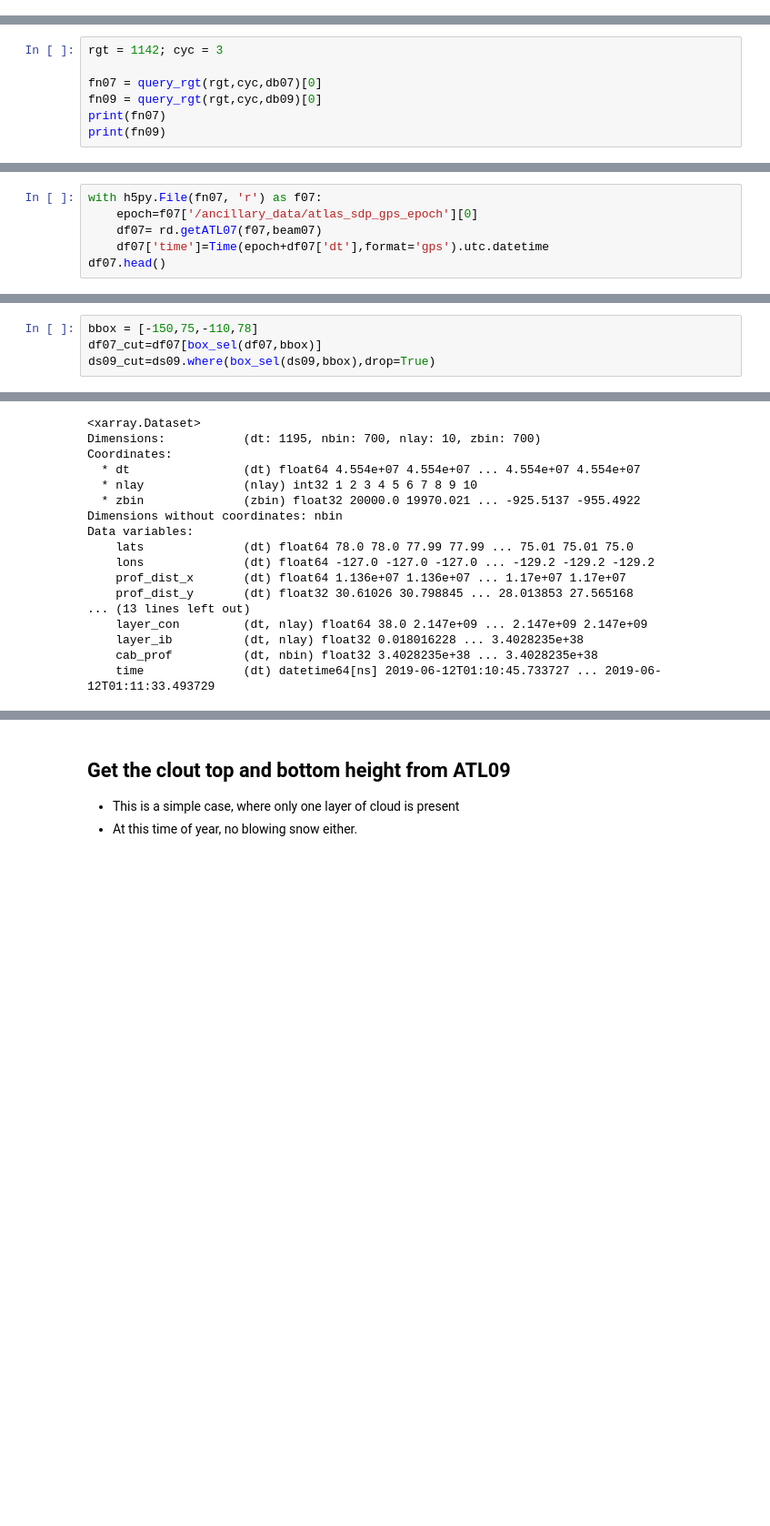
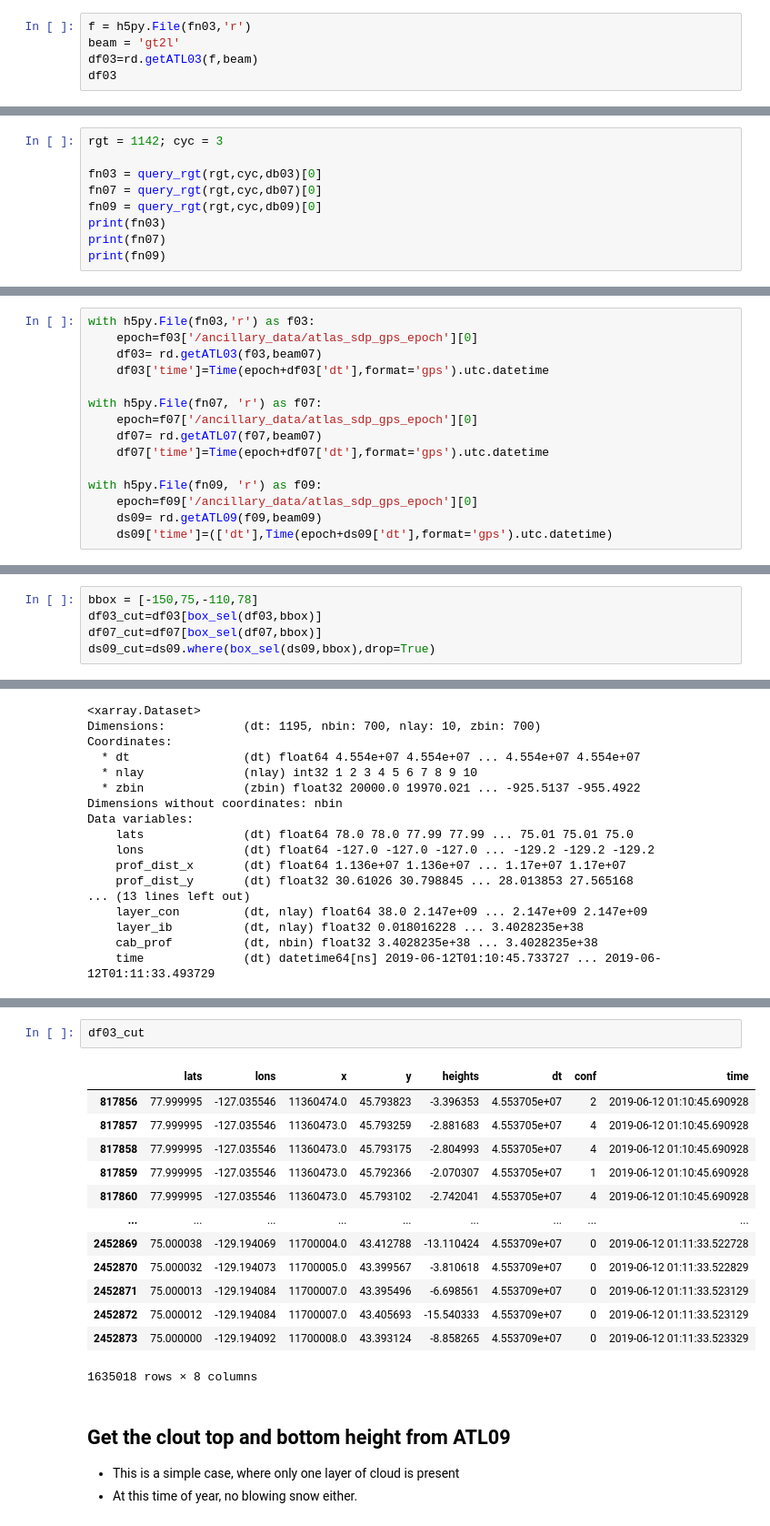
Before and after one commit to ICESAT-2HackWeek/overcast, a Jupyter notebook: notebooks/plot_ATL0709.ipynb, the cells around one changed output, grey strips where cells are left out. Shown at 91% size. Saved outputs shown, nothing was run; the diff lists cells and outputs as text; blank space fills up the shorter version.

```diff
--- a/notebooks/plot_ATL0709.ipynb
+++ b/notebooks/plot_ATL0709.ipynb
@@ -44,0 +81,5 @@ db07.head()
+# %%
+f = h5py.File(fn03,'r')
+beam = 'gt2l'
+df03=rd.getATL03(f,beam)
+df03
@@ -48,8 +103,10 @@ db07.head()
 # %%
 rgt = 1142; cyc = 3
 
+fn03 = query_rgt(rgt,cyc,db03)[0]
 fn07 = query_rgt(rgt,cyc,db07)[0]
 fn09 = query_rgt(rgt,cyc,db09)[0]
+print(fn03)
 print(fn07)
 print(fn09)
 # %% [output]
@@ -75,8 +133,17 @@ beam09 = 'profile_2'
 * A `getATL09` reader is added to `readers.py` but using xarray because we want to include some 2D data.
 * Another advantage of xarray dataset is that now we can add attributes to variables.
 # %%
+with h5py.File(fn03,'r') as f03:
+    epoch=f03['/ancillary_data/atlas_sdp_gps_epoch'][0]
+    df03= rd.getATL03(f03,beam07)
+    df03['time']=Time(epoch+df03['dt'],format='gps').utc.datetime
+
 with h5py.File(fn07, 'r') as f07:
     epoch=f07['/ancillary_data/atlas_sdp_gps_epoch'][0]
     df07= rd.getATL07(f07,beam07)
     df07['time']=Time(epoch+df07['dt'],format='gps').utc.datetime
-df07.head()
+
+with h5py.File(fn09, 'r') as f09:
+    epoch=f09['/ancillary_data/atlas_sdp_gps_epoch'][0]
+    ds09= rd.getATL09(f09,beam09)
+    ds09['time']=(['dt'],Time(epoch+ds09['dt'],format='gps').utc.datetime)
@@ -118,6 +154,7 @@ Data variables:
 * Check `ds09_cut` and `df07_cut` to make sure they are in our box
 # %%
 bbox = [-150,75,-110,78]
+df03_cut=df03[box_sel(df03,bbox)]
 df07_cut=df07[box_sel(df07,bbox)]
 ds09_cut=ds09.where(box_sel(ds09,bbox),drop=True)
 # %%
@@ -159,3 +180,19 @@ df07_cut
+# %%
+df03_cut
+# %% [output]
+|  | lats | lons | x | y | heights | dt | conf | time |
+| 817856 | 77.999995 | -127.035546 | 11360474.0 | 45.793823 | -3.396353 | 4.553705e+07 | 2 | 2019-06-12 01:10:45.690928 |
+| 817857 | 77.999995 | -127.035546 | 11360473.0 | 45.793259 | -2.881683 | 4.553705e+07 | 4 | 2019-06-12 01:10:45.690928 |
+| 817858 | 77.999995 | -127.035546 | 11360473.0 | 45.793175 | -2.804993 | 4.553705e+07 | 4 | 2019-06-12 01:10:45.690928 |
+| 817859 | 77.999995 | -127.035546 | 11360473.0 | 45.792366 | -2.070307 | 4.553705e+07 | 1 | 2019-06-12 01:10:45.690928 |
+| 817860 | 77.999995 | -127.035546 | 11360473.0 | 45.793102 | -2.742041 | 4.553705e+07 | 4 | 2019-06-12 01:10:45.690928 |
+| ... | ... | ... | ... | ... | ... | ... | ... | ... |
+| 2452869 | 75.000038 | -129.194069 | 11700004.0 | 43.412788 | -13.110424 | 4.553709e+07 | 0 | 2019-06-12 01:11:33.522728 |
+| 2452870 | 75.000032 | -129.194073 | 11700005.0 | 43.399567 | -3.810618 | 4.553709e+07 | 0 | 2019-06-12 01:11:33.522829 |
+| 2452871 | 75.000013 | -129.194084 | 11700007.0 | 43.395496 | -6.698561 | 4.553709e+07 | 0 | 2019-06-12 01:11:33.523129 |
+| 2452872 | 75.000012 | -129.194084 | 11700007.0 | 43.405693 | -15.540333 | 4.553709e+07 | 0 | 2019-06-12 01:11:33.523129 |
+| 2452873 | 75.000000 | -129.194092 | 11700008.0 | 43.393124 | -8.858265 | 4.553709e+07 | 0 | 2019-06-12 01:11:33.523329 |
+1635018 rows × 8 columns
 # %% [markdown]
 ## Get the clout top and bottom height from ATL09
 * This is a simple case, where only one layer of cloud is present
```
Also changed, not shown: parts of 9 cells of this notebook, 2 other files.
